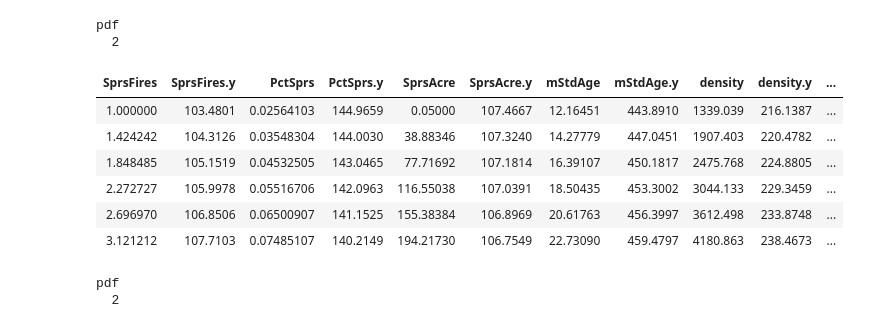
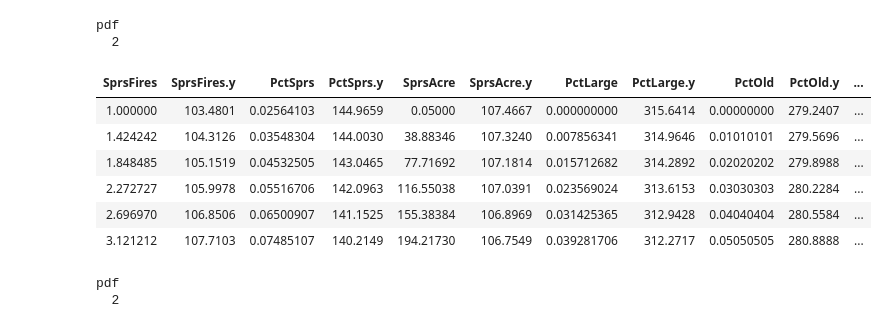
Before and after one commit to dongmeic/suppression, a Jupyter notebook: R/eda_figures.ipynb, the cells around one changed output. Saved outputs shown, nothing was run; the diff lists cells and outputs as text; code cells hidden in the pictures.

```diff
--- a/R/eda_figures.ipynb
+++ b/R/eda_figures.ipynb
@@ -66,15 +61,16 @@ pdf
 # %%
 # suppression 2D plots
 df.fire <- read.csv(sprintf('%s/plot_2D_firedata.csv', path))
+df.tree <- read.csv(sprintf('%s/plot_2D_treedata.csv', path))
 df.forest <- read.csv(sprintf('%s/plot_2D_forestdata.csv', path))
-df <- cbind(df.fire, df.forest)
+df <- cbind(df.fire, df.tree, df.forest)
 head(df)
 # %% [output]
-| SprsFires | SprsFires.y | PctSprs | PctSprs.y | SprsAcre | SprsAcre.y | mStdAge | mStdAge.y | density | density.y | ... |
-| 1.000000 | 103.4801 | 0.02564103 | 144.9659 | 0.05000 | 107.4667 | 12.16451 | 443.8910 | 1339.039 | 216.1387 | ... |
-| 1.424242 | 104.3126 | 0.03548304 | 144.0030 | 38.88346 | 107.3240 | 14.27779 | 447.0451 | 1907.403 | 220.4782 | ... |
-| 1.848485 | 105.1519 | 0.04532505 | 143.0465 | 77.71692 | 107.1814 | 16.39107 | 450.1817 | 2475.768 | 224.8805 | ... |
-| 2.272727 | 105.9978 | 0.05516706 | 142.0963 | 116.55038 | 107.0391 | 18.50435 | 453.3002 | 3044.133 | 229.3459 | ... |
-| 2.696970 | 106.8506 | 0.06500907 | 141.1525 | 155.38384 | 106.8969 | 20.61763 | 456.3997 | 3612.498 | 233.8748 | ... |
-| 3.121212 | 107.7103 | 0.07485107 | 140.2149 | 194.21730 | 106.7549 | 22.73090 | 459.4797 | 4180.863 | 238.4673 | ... |
+| SprsFires | SprsFires.y | PctSprs | PctSprs.y | SprsAcre | SprsAcre.y | PctLarge | PctLarge.y | PctOld | PctOld.y | ... |
+| 1.000000 | 103.4801 | 0.02564103 | 144.9659 | 0.05000 | 107.4667 | 0.000000000 | 315.6414 | 0.00000000 | 279.2407 | ... |
+| 1.424242 | 104.3126 | 0.03548304 | 144.0030 | 38.88346 | 107.3240 | 0.007856341 | 314.9646 | 0.01010101 | 279.5696 | ... |
+| 1.848485 | 105.1519 | 0.04532505 | 143.0465 | 77.71692 | 107.1814 | 0.015712682 | 314.2892 | 0.02020202 | 279.8988 | ... |
+| 2.272727 | 105.9978 | 0.05516706 | 142.0963 | 116.55038 | 107.0391 | 0.023569024 | 313.6153 | 0.03030303 | 280.2284 | ... |
+| 2.696970 | 106.8506 | 0.06500907 | 141.1525 | 155.38384 | 106.8969 | 0.031425365 | 312.9428 | 0.04040404 | 280.5584 | ... |
+| 3.121212 | 107.7103 | 0.07485107 | 140.2149 | 194.21730 | 106.7549 | 0.039281706 | 312.2717 | 0.05050505 | 280.8888 | ... |
 # %%
```
Also changed, not shown: parts of 7 cells of this notebook, 1 other file.
